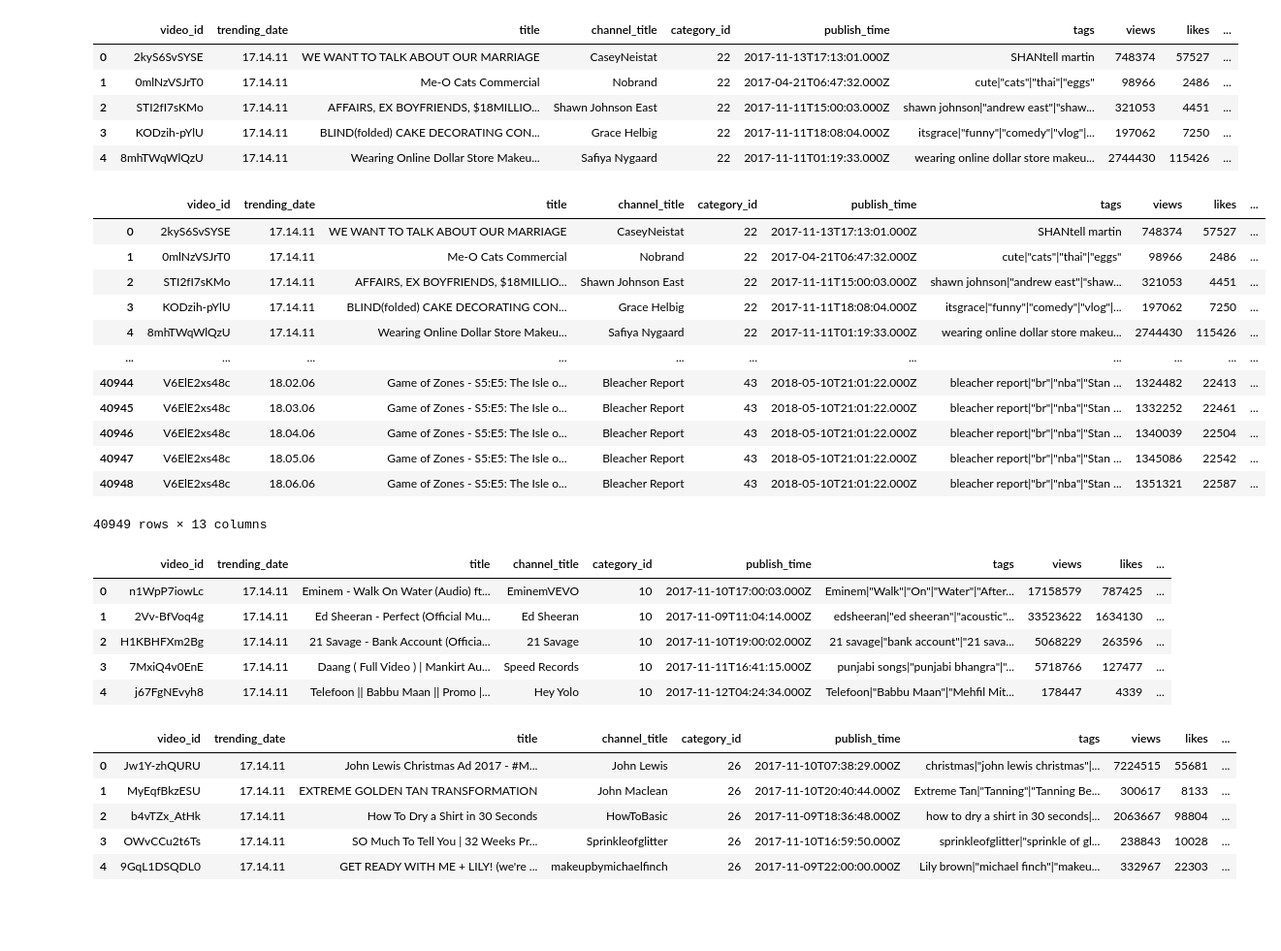
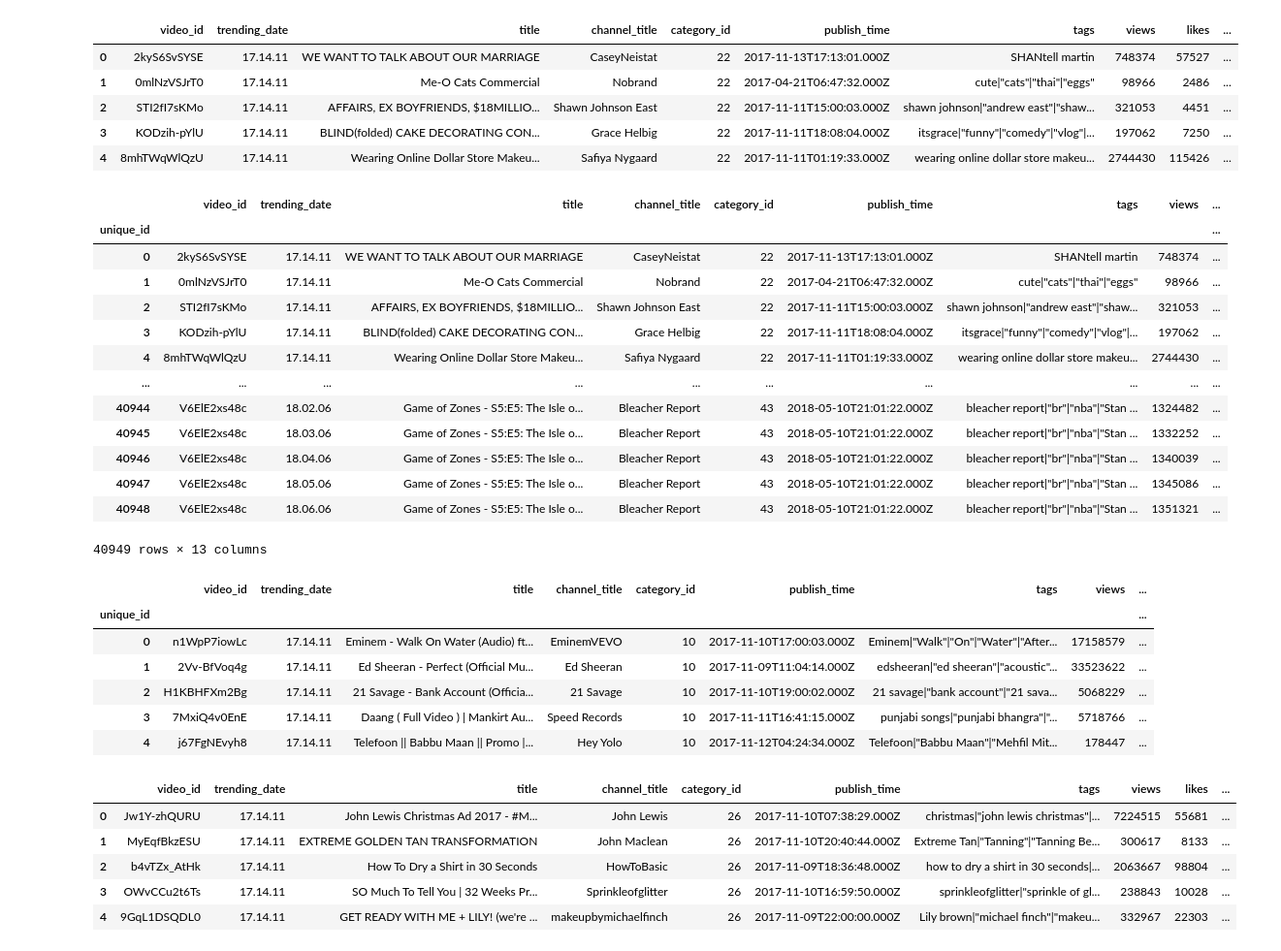
Before and after one commit to elizabethschall2934/ETL-Project, a Jupyter notebook: etl.ipynb, the cells around one changed output. Shown at 97% size. Saved outputs shown, nothing was run; the diff lists cells and outputs as text; code cells hidden in the pictures; blank space fills up the shorter version.

```diff
--- a/etl.ipynb
+++ b/etl.ipynb
@@ -142,5 +142,6 @@ Category_json
 | 31 | 44 | Trailers |
 # %%
 Category_json['category_id'] = pd.to_numeric(Category_json['category_id'])
+Category_json = Category_json.set_index('category_id')
 Category_json
 # %% [output]
@@ -246,31 +241,35 @@ US_final.head()
 | 4 | 8mhTWqWlQzU | 17.14.11 | Wearing Online Dollar Store Makeu... | Safiya Nygaard | 22 | 2017-11-11T01:19:33.000Z | wearing online dollar store makeu... | 2744430 | 115426 | ... |
 # %%
 US_final['country']='US'
+US_final.index.name="unique_id"
 US_final
 # %% [output]
-|  | video_id | trending_date | title | channel_title | category_id | publish_time | tags | views | likes | ... |
-| 0 | 2kyS6SvSYSE | 17.14.11 | WE WANT TO TALK ABOUT OUR MARRIAGE | CaseyNeistat | 22 | 2017-11-13T17:13:01.000Z | SHANtell martin | 748374 | 57527 | ... |
-| 1 | 0mlNzVSJrT0 | 17.14.11 | Me-O Cats Commercial | Nobrand | 22 | 2017-04-21T06:47:32.000Z | cute|"cats"|"thai"|"eggs" | 98966 | 2486 | ... |
-| 2 | STI2fI7sKMo | 17.14.11 | AFFAIRS, EX BOYFRIENDS, $18MILLIO... | Shawn Johnson East | 22 | 2017-11-11T15:00:03.000Z | shawn johnson|"andrew east"|"shaw... | 321053 | 4451 | ... |
-| 3 | KODzih-pYlU | 17.14.11 | BLIND(folded) CAKE DECORATING CON... | Grace Helbig | 22 | 2017-11-11T18:08:04.000Z | itsgrace|"funny"|"comedy"|"vlog"|... | 197062 | 7250 | ... |
-| 4 | 8mhTWqWlQzU | 17.14.11 | Wearing Online Dollar Store Makeu... | Safiya Nygaard | 22 | 2017-11-11T01:19:33.000Z | wearing online dollar store makeu... | 2744430 | 115426 | ... |
-| ... | ... | ... | ... | ... | ... | ... | ... | ... | ... | ... |
-| 40944 | V6ElE2xs48c | 18.02.06 | Game of Zones - S5:E5: The Isle o... | Bleacher Report | 43 | 2018-05-10T21:01:22.000Z | bleacher report|"br"|"nba"|"Stan ... | 1324482 | 22413 | ... |
-| 40945 | V6ElE2xs48c | 18.03.06 | Game of Zones - S5:E5: The Isle o... | Bleacher Report | 43 | 2018-05-10T21:01:22.000Z | bleacher report|"br"|"nba"|"Stan ... | 1332252 | 22461 | ... |
-| 40946 | V6ElE2xs48c | 18.04.06 | Game of Zones - S5:E5: The Isle o... | Bleacher Report | 43 | 2018-05-10T21:01:22.000Z | bleacher report|"br"|"nba"|"Stan ... | 1340039 | 22504 | ... |
-| 40947 | V6ElE2xs48c | 18.05.06 | Game of Zones - S5:E5: The Isle o... | Bleacher Report | 43 | 2018-05-10T21:01:22.000Z | bleacher report|"br"|"nba"|"Stan ... | 1345086 | 22542 | ... |
-| 40948 | V6ElE2xs48c | 18.06.06 | Game of Zones - S5:E5: The Isle o... | Bleacher Report | 43 | 2018-05-10T21:01:22.000Z | bleacher report|"br"|"nba"|"Stan ... | 1351321 | 22587 | ... |
+|  | video_id | trending_date | title | channel_title | category_id | publish_time | tags | views | ... |
+| unique_id |  |  |  |  |  |  |  |  | ... |
+| 0 | 2kyS6SvSYSE | 17.14.11 | WE WANT TO TALK ABOUT OUR MARRIAGE | CaseyNeistat | 22 | 2017-11-13T17:13:01.000Z | SHANtell martin | 748374 | ... |
+| 1 | 0mlNzVSJrT0 | 17.14.11 | Me-O Cats Commercial | Nobrand | 22 | 2017-04-21T06:47:32.000Z | cute|"cats"|"thai"|"eggs" | 98966 | ... |
+| 2 | STI2fI7sKMo | 17.14.11 | AFFAIRS, EX BOYFRIENDS, $18MILLIO... | Shawn Johnson East | 22 | 2017-11-11T15:00:03.000Z | shawn johnson|"andrew east"|"shaw... | 321053 | ... |
+| 3 | KODzih-pYlU | 17.14.11 | BLIND(folded) CAKE DECORATING CON... | Grace Helbig | 22 | 2017-11-11T18:08:04.000Z | itsgrace|"funny"|"comedy"|"vlog"|... | 197062 | ... |
+| 4 | 8mhTWqWlQzU | 17.14.11 | Wearing Online Dollar Store Makeu... | Safiya Nygaard | 22 | 2017-11-11T01:19:33.000Z | wearing online dollar store makeu... | 2744430 | ... |
+| ... | ... | ... | ... | ... | ... | ... | ... | ... | ... |
+| 40944 | V6ElE2xs48c | 18.02.06 | Game of Zones - S5:E5: The Isle o... | Bleacher Report | 43 | 2018-05-10T21:01:22.000Z | bleacher report|"br"|"nba"|"Stan ... | 1324482 | ... |
+| 40945 | V6ElE2xs48c | 18.03.06 | Game of Zones - S5:E5: The Isle o... | Bleacher Report | 43 | 2018-05-10T21:01:22.000Z | bleacher report|"br"|"nba"|"Stan ... | 1332252 | ... |
+| 40946 | V6ElE2xs48c | 18.04.06 | Game of Zones - S5:E5: The Isle o... | Bleacher Report | 43 | 2018-05-10T21:01:22.000Z | bleacher report|"br"|"nba"|"Stan ... | 1340039 | ... |
+| 40947 | V6ElE2xs48c | 18.05.06 | Game of Zones - S5:E5: The Isle o... | Bleacher Report | 43 | 2018-05-10T21:01:22.000Z | bleacher report|"br"|"nba"|"Stan ... | 1345086 | ... |
+| 40948 | V6ElE2xs48c | 18.06.06 | Game of Zones - S5:E5: The Isle o... | Bleacher Report | 43 | 2018-05-10T21:01:22.000Z | bleacher report|"br"|"nba"|"Stan ... | 1351321 | ... |
 40949 rows × 13 columns
 # %%
 CA_final = pd.merge(CA_clean, Category_json, on="category_id")
+CA_final.index.name="unique_id"
 CA_final.head()
 # %% [output]
-|  | video_id | trending_date | title | channel_title | category_id | publish_time | tags | views | likes | ... |
-| 0 | n1WpP7iowLc | 17.14.11 | Eminem - Walk On Water (Audio) ft... | EminemVEVO | 10 | 2017-11-10T17:00:03.000Z | Eminem|"Walk"|"On"|"Water"|"After... | 17158579 | 787425 | ... |
-| 1 | 2Vv-BfVoq4g | 17.14.11 | Ed Sheeran - Perfect (Official Mu... | Ed Sheeran | 10 | 2017-11-09T11:04:14.000Z | edsheeran|"ed sheeran"|"acoustic"... | 33523622 | 1634130 | ... |
-| 2 | H1KBHFXm2Bg | 17.14.11 | 21 Savage - Bank Account (Officia... | 21 Savage | 10 | 2017-11-10T19:00:02.000Z | 21 savage|"bank account"|"21 sava... | 5068229 | 263596 | ... |
-| 3 | 7MxiQ4v0EnE | 17.14.11 | Daang ( Full Video ) | Mankirt Au... | Speed Records | 10 | 2017-11-11T16:41:15.000Z | punjabi songs|"punjabi bhangra"|"... | 5718766 | 127477 | ... |
-| 4 | j67FgNEvyh8 | 17.14.11 | Telefoon || Babbu Maan || Promo |... | Hey Yolo | 10 | 2017-11-12T04:24:34.000Z | Telefoon|"Babbu Maan"|"Mehfil Mit... | 178447 | 4339 | ... |
+|  | video_id | trending_date | title | channel_title | category_id | publish_time | tags | views | ... |
+| unique_id |  |  |  |  |  |  |  |  | ... |
+| 0 | n1WpP7iowLc | 17.14.11 | Eminem - Walk On Water (Audio) ft... | EminemVEVO | 10 | 2017-11-10T17:00:03.000Z | Eminem|"Walk"|"On"|"Water"|"After... | 17158579 | ... |
+| 1 | 2Vv-BfVoq4g | 17.14.11 | Ed Sheeran - Perfect (Official Mu... | Ed Sheeran | 10 | 2017-11-09T11:04:14.000Z | edsheeran|"ed sheeran"|"acoustic"... | 33523622 | ... |
+| 2 | H1KBHFXm2Bg | 17.14.11 | 21 Savage - Bank Account (Officia... | 21 Savage | 10 | 2017-11-10T19:00:02.000Z | 21 savage|"bank account"|"21 sava... | 5068229 | ... |
+| 3 | 7MxiQ4v0EnE | 17.14.11 | Daang ( Full Video ) | Mankirt Au... | Speed Records | 10 | 2017-11-11T16:41:15.000Z | punjabi songs|"punjabi bhangra"|"... | 5718766 | ... |
+| 4 | j67FgNEvyh8 | 17.14.11 | Telefoon || Babbu Maan || Promo |... | Hey Yolo | 10 | 2017-11-12T04:24:34.000Z | Telefoon|"Babbu Maan"|"Mehfil Mit... | 178447 | ... |
 # %%
 GB_final = pd.merge(GB_clean, Category_json, on="category_id")
 GB_final.head()
```
Also changed, not shown: parts of 10 cells of this notebook, 5 other files.
